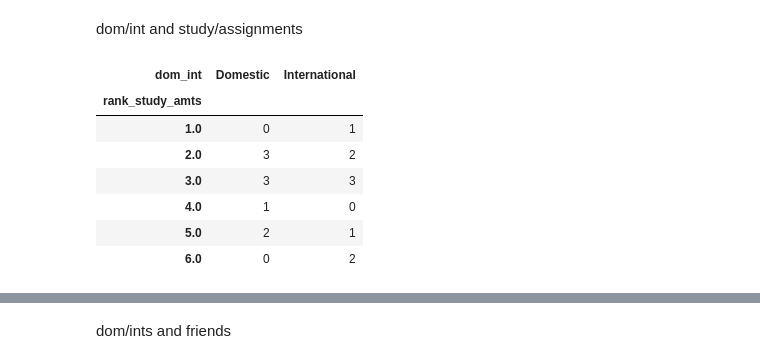
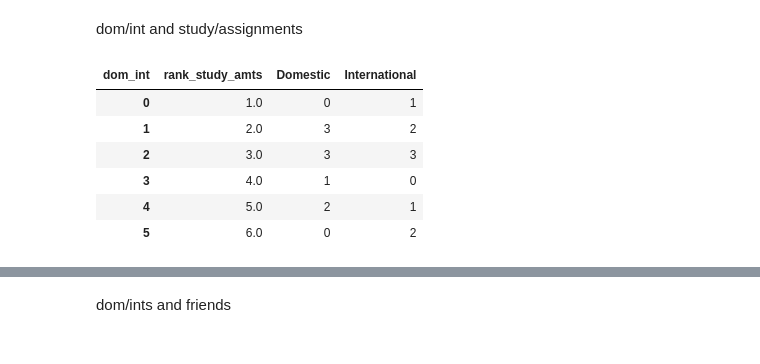
Before and after one commit to rdar5506/ICPU3888, a Jupyter notebook: eda.ipynb, the cells around one changed output, grey strips where cells are left out. Drawn from its saved outputs; the diff is of its cells as text; code cells hidden in the pictures.

```diff
--- a/eda.ipynb
+++ b/eda.ipynb
@@ -172,13 +331,13 @@ dom_int_rnk_lec
 dom/int and study/assignments
 # %%
 dom_int_rnk_study = nam.groupby("rank_study_amts")['dom_int'].value_counts().unstack(fill_value=0)
-dom_int_rnk_study
+dom_int_rnk_study_table = dom_int_rnk_study.reset_index()
+dom_int_rnk_study_table
 # %% [output]
-| dom_int | Domestic | International |
-| rank_study_amts |  |  |
-| 1.0 | 0 | 1 |
-| 2.0 | 3 | 2 |
-| 3.0 | 3 | 3 |
-| 4.0 | 1 | 0 |
-| 5.0 | 2 | 1 |
-| 6.0 | 0 | 2 |
+| dom_int | rank_study_amts | Domestic | International |
+| 0 | 1.0 | 0 | 1 |
+| 1 | 2.0 | 3 | 2 |
+| 2 | 3.0 | 3 | 3 |
+| 3 | 4.0 | 1 | 0 |
+| 4 | 5.0 | 2 | 1 |
+| 5 | 6.0 | 0 | 2 |
```
Also changed, not shown: parts of 45 cells of this notebook.
